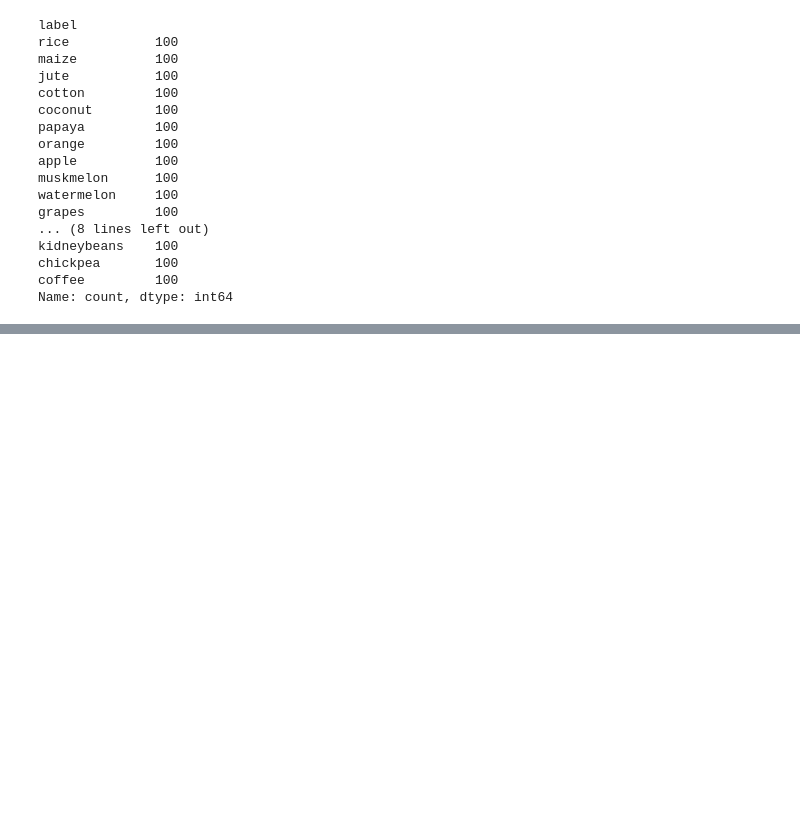
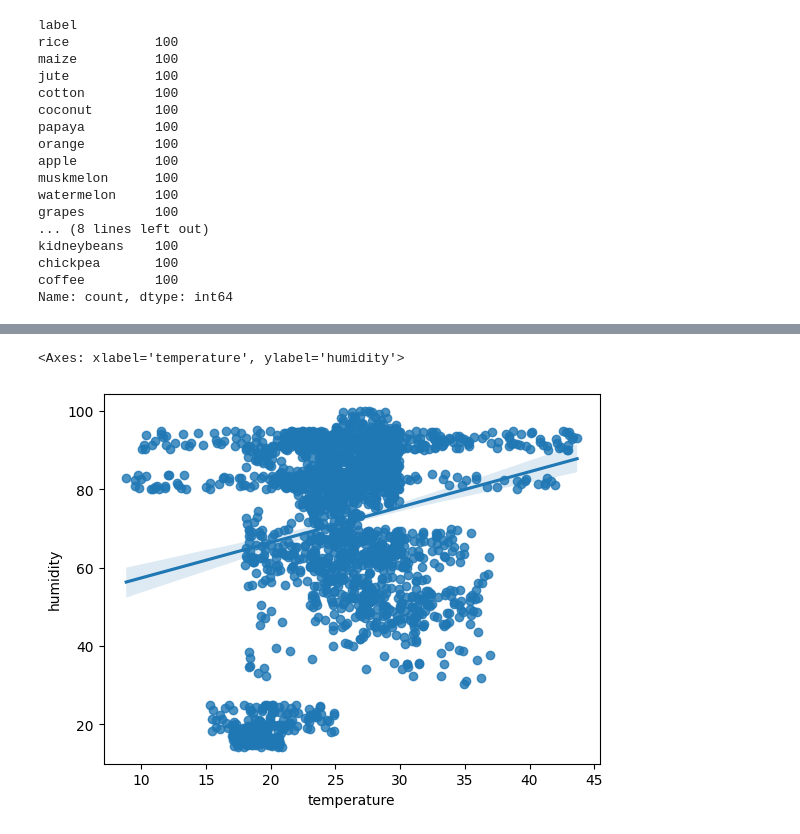
Before and after one commit to Anjana0503/Crop_Fertilizer_detection_using_ml, a Jupyter notebook: crop.ipynb, the cells around one changed output, grey strips where cells are left out. Cells and saved outputs as stored; diff of their text form; code cells hidden in the pictures; blank space fills up the shorter version.

```diff
--- a/crop.ipynb
+++ b/crop.ipynb
@@ -105,0 +134,5 @@ Name: count, dtype: int64
+# %%
+sns.regplot(x='temperature',y='humidity',data=crop)
+# %% [output]
+<Axes: xlabel='temperature', ylabel='humidity'>
+[figure, added]
```
Also changed, not shown: parts of 3 cells of this notebook.
